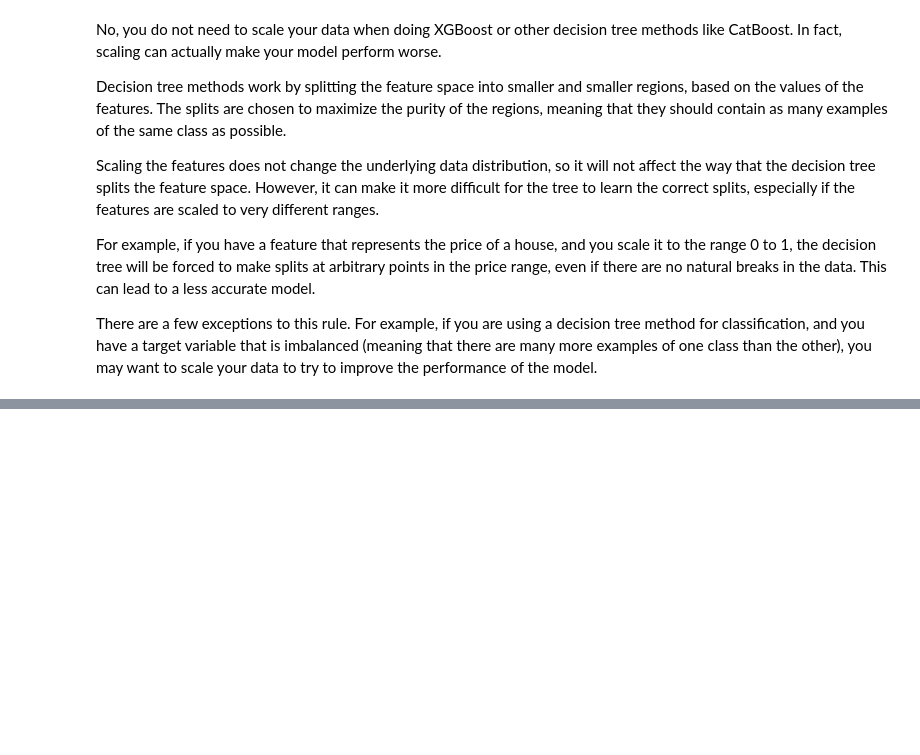
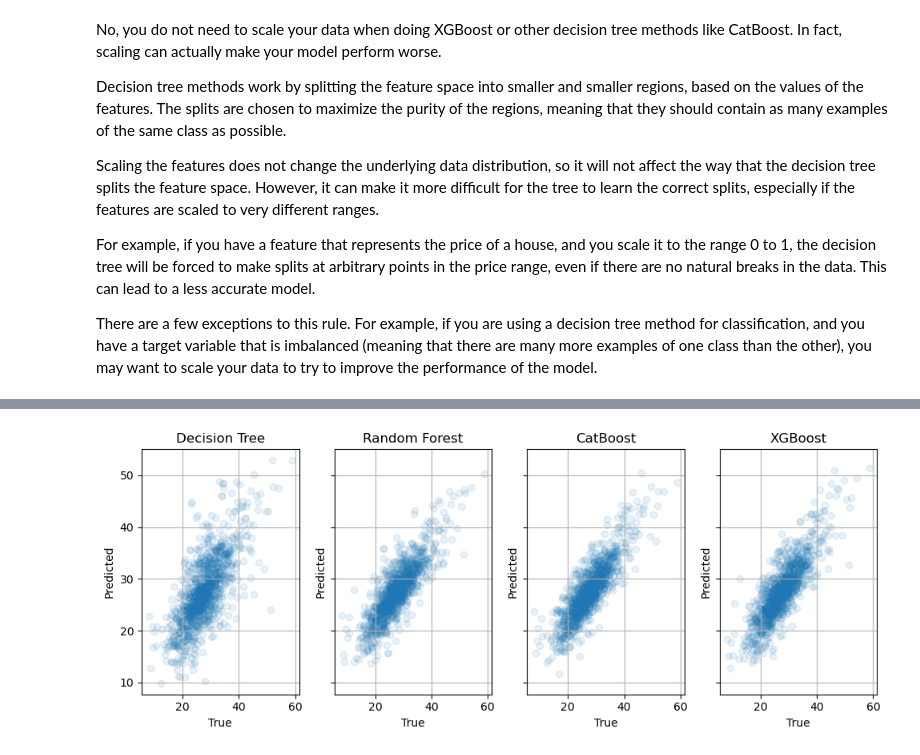
Before and after one commit to ThomasMGeo/intro_ML_NCAR, a Jupyter notebook: notebooks/EdEc_lesson4_trees.ipynb, the cells around one changed output, grey strips where cells are left out. Cells and saved outputs as stored; diff of their text form; code cells hidden in the pictures; blank space fills up the shorter version.

Commit message:
Update EdEc_lesson4_trees.ipynb
updating the notebook

```diff
--- a/notebooks/EdEc_lesson4_trees.ipynb
+++ b/notebooks/EdEc_lesson4_trees.ipynb
@@ -167,0 +267,36 @@ There are a few exceptions to this rule. For example, if you are using a decisio
+# %%
+
+# Create the figure and subplots
+fig, axes = plt.subplots(1, 4, figsize=(10, 4), sharey=True)
+
+# Plot the scatter plots
+axes[0].scatter(y_test, df_results['Decision Tree'], alpha=0.1)
+axes[1].scatter(y_test, df_results['Random Forest'], alpha=0.1)
+axes[2].scatter(y_test, df_results['CatBoost'], alpha=0.1)
+axes[3].scatter(y_test, df_results['XGBoost'], alpha=0.1)
+
+# Add labels and titles to the subplots
+axes[0].set_xlabel('True')
+axes[0].set_ylabel('Predicted')
+axes[0].set_title('Decision Tree')
+axes[1].set_xlabel('True')
+axes[1].set_ylabel('Predicted')
+axes[1].set_title('Random Forest')
+axes[2].set_xlabel('True')
+axes[2].set_ylabel('Predicted')
+axes[2].set_title('CatBoost')
+axes[3].set_xlabel('True')
+axes[3].set_ylabel('Predicted')
+axes[3].set_title('XGBoost')
+
+# Add a grid to all subplots
+for ax in axes:
+    ax.grid(True)
+
+# Tighten the layout of the figure
+fig.tight_layout()
+
+# Display the plot
+plt.show()
+# %% [output]
+[figure, added]
```
Also changed, not shown: parts of 14 cells of this notebook.
